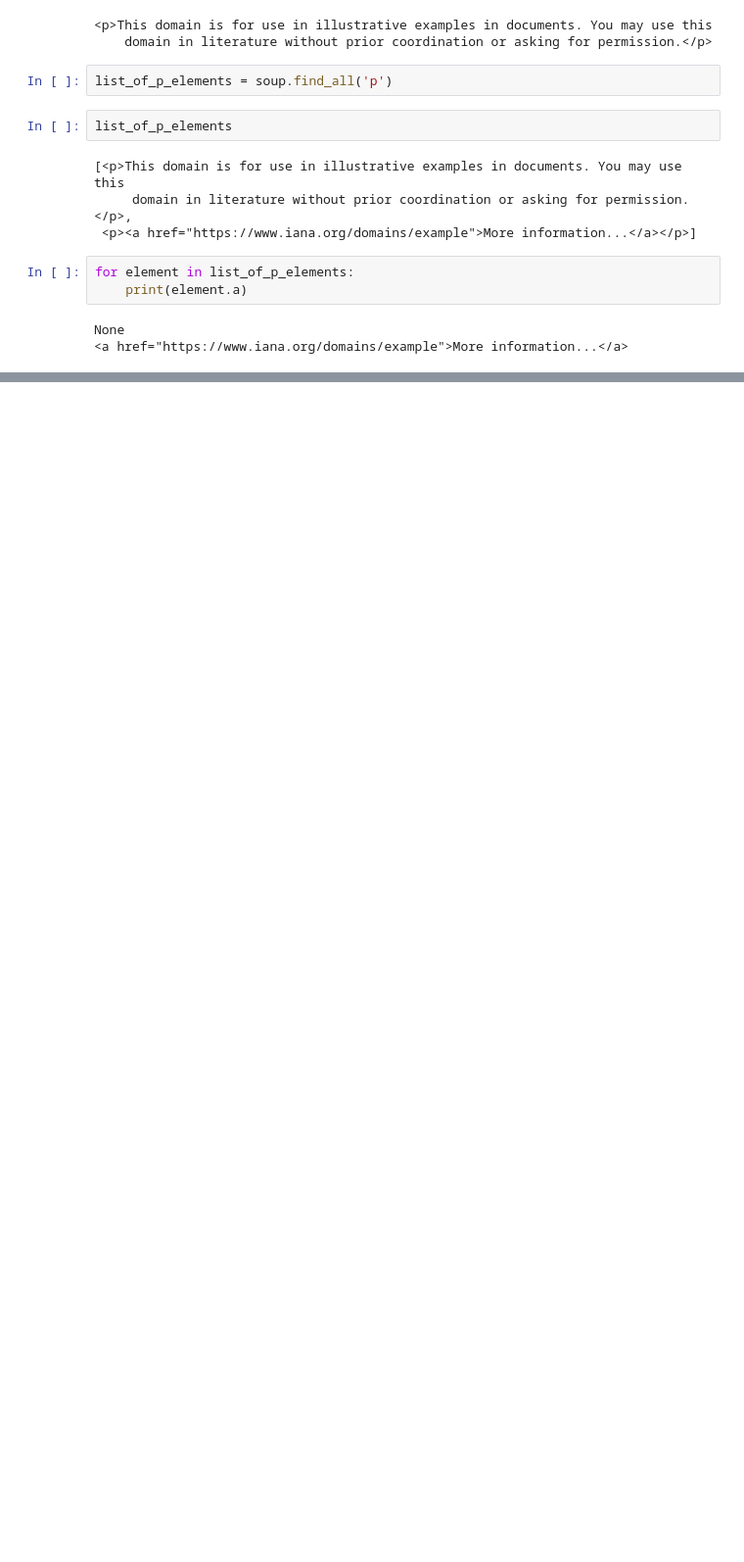
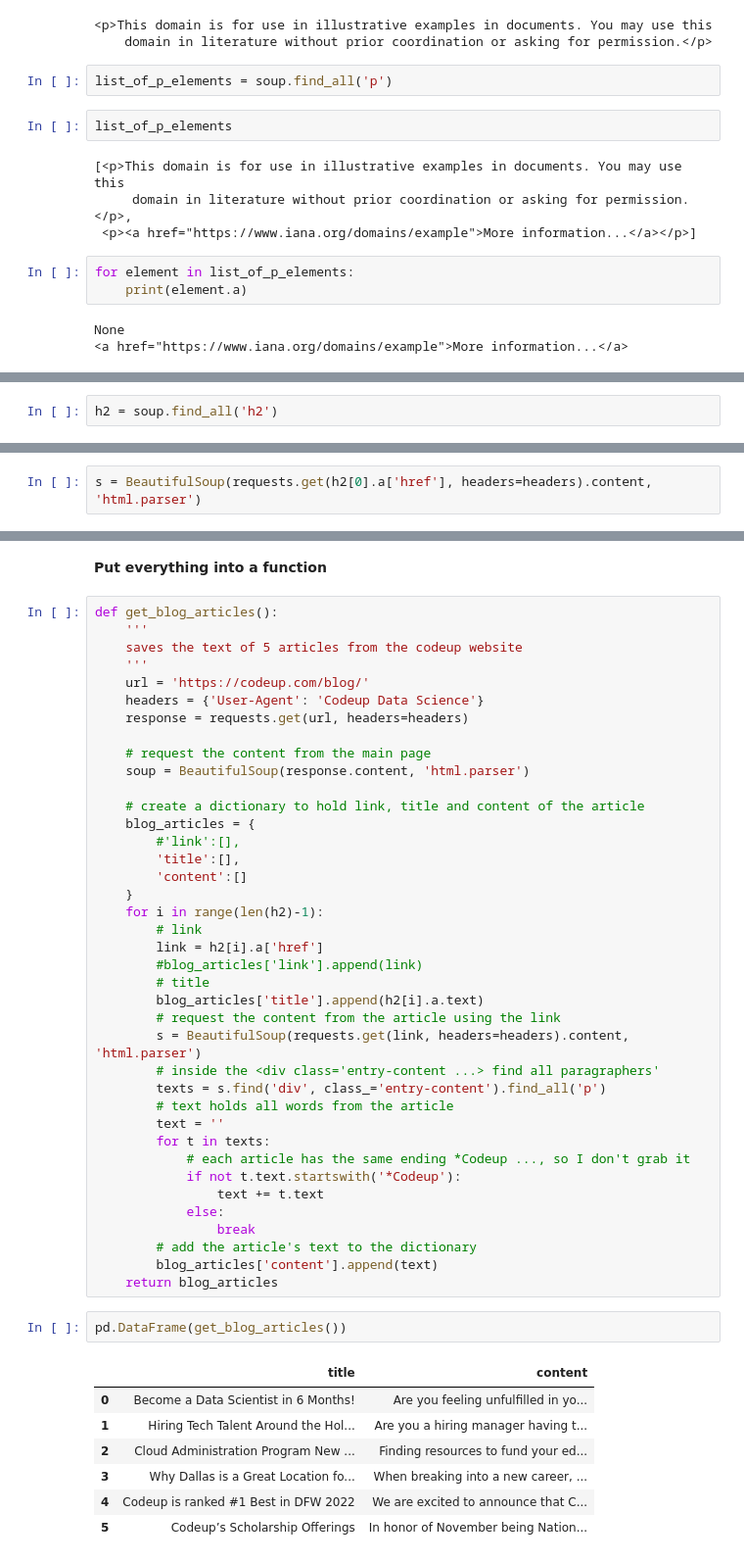
Before and after one commit to nadia-paz/natural-language-processing-exercises, a Jupyter notebook: acquire-lesson.ipynb, the cells around one changed output, grey strips where cells are left out. Shown at 98% size. Cells and saved outputs as stored; diff of their text form; blank space fills up the shorter version.

```diff
--- a/acquire-lesson.ipynb
+++ b/acquire-lesson.ipynb
@@ -74,0 +224,2 @@ None
+# %%
+h2 = soup.find_all('h2')
@@ -74,0 +240,2 @@ None
+# %%
+s = BeautifulSoup(requests.get(h2[0].a['href'], headers=headers).content, 'html.parser')
@@ -74,0 +254,51 @@ None
+# %% [markdown]
+__Put everything into a function__
+# %%
+def get_blog_articles():
+    '''
+    saves the text of 5 articles from the codeup website
+    '''
+    url = 'https://codeup.com/blog/'
+    headers = {'User-Agent': 'Codeup Data Science'}
+    response = requests.get(url, headers=headers)
+
+    # request the content from the main page
+    soup = BeautifulSoup(response.content, 'html.parser')
+
+    # create a dictionary to hold link, title and content of the article
+    blog_articles = {
+        #'link':[],
+        'title':[],
+        'content':[]
+    }
+    for i in range(len(h2)-1):
+        # link
+        link = h2[i].a['href']
+        #blog_articles['link'].append(link)
+        # title
+        blog_articles['title'].append(h2[i].a.text)
+        # request the content from the article using the link
+        s = BeautifulSoup(requests.get(link, headers=headers).content, 'html.parser')
+        # inside the <div class='entry-content ...> find all paragraphers'
+        texts = s.find('div', class_='entry-content').find_all('p')
+        # text holds all words from the article
+        text = ''
+        for t in texts:
+            # each article has the same ending *Codeup ..., so I don't grab it
+            if not t.text.startswith('*Codeup'):
+                text += t.text
+            else:
+                break
+        # add the article's text to the dictionary
+        blog_articles['content'].append(text)
+    return blog_articles
+# %%
+pd.DataFrame(get_blog_articles())
+# %% [output]
+|  | title | content |
+| 0 | Become a Data Scientist in 6 Months! | Are you feeling unfulfilled in yo... |
+| 1 | Hiring Tech Talent Around the Hol... | Are you a hiring manager having t... |
+| 2 | Cloud Administration Program New ... | Finding resources to fund your ed... |
+| 3 | Why Dallas is a Great Location fo... | When breaking into a new career, ... |
+| 4 | Codeup is ranked #1 Best in DFW 2022 | We are excited to announce that C... |
+| 5 | Codeup’s Scholarship Offerings | In honor of November being Nation... |
```
Also changed, not shown: parts of 42 cells of this notebook, 1 other file.
